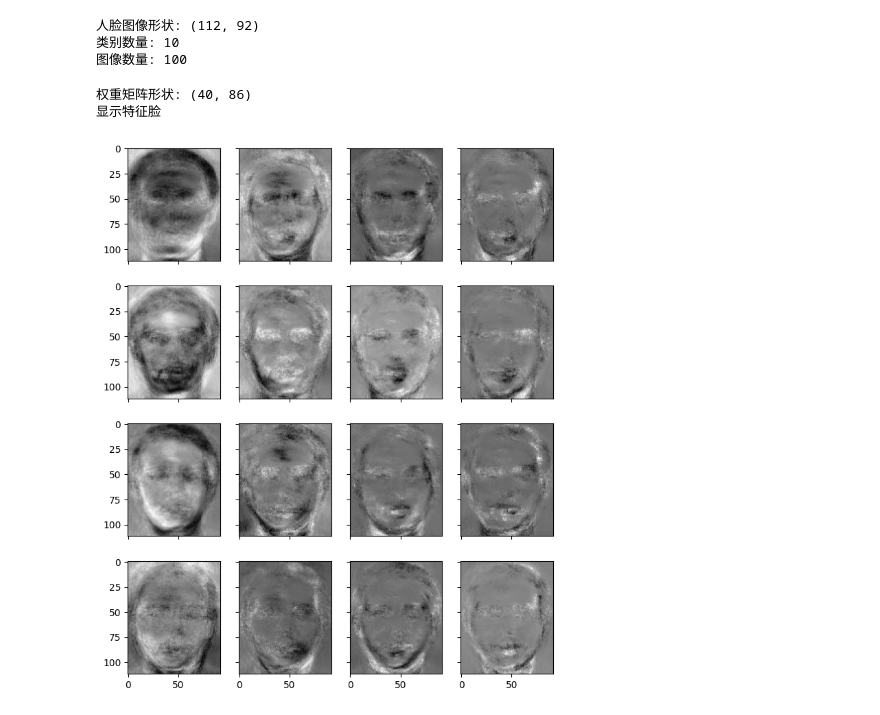
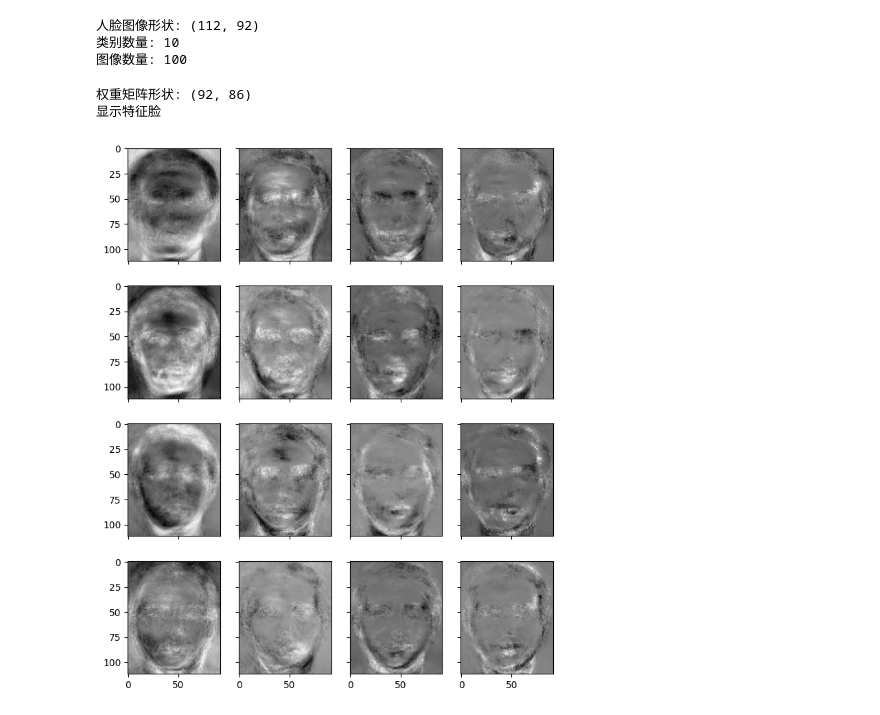
Before and after one commit to TonyHuang6666/Manifold-Learning, a Jupyter notebook: Locality preserving projection/LPP-Face recognition.ipynb, the cells around one changed output. Saved outputs shown, nothing was run; the diff lists cells and outputs as text; code cells hidden in the pictures.

```diff
--- a/Locality preserving projection/LPP-Face recognition.ipynb
+++ b/Locality preserving projection/LPP-Face recognition.ipynb
@@ -74,14 +74,13 @@ def construct_weight_matrix(Data, method, n_neighbors, t):
     Weight_matrix = np.zeros((n, n))
     adjacency_matrix, distances = compute_neighborhood_matrix(Data, method, n_neighbors)
     if method == 'knn':
-        for i in range(n):
-            # 获取与样本点i相连的样本点索引
-            connected_indices = np.where(adjacency_matrix[i] == 1)[0]
-            # 计算样本点i与相连样本点之间的相似度
-            for j in connected_indices:
-                # 使用高斯核函数计算相似度
-                Weight_matrix[i, j] = np.exp(-1 * distances[i, j] ** 2 / t)
-                Weight_matrix[j, i] = Weight_matrix[i, j]  # 对称矩阵
+        # 计算相似度矩阵
+        similarity_matrix = np.exp(-distances ** 2 / t)
+        # 将相似度矩阵按照邻接矩阵进行筛选，得到需要设置权重的位置
+        i_indices, j_indices = np.where(adjacency_matrix == 1)
+        # 设置权重
+        Weight_matrix[i_indices, j_indices] = similarity_matrix[i_indices, j_indices]
+        Weight_matrix[j_indices, i_indices] = similarity_matrix[i_indices, j_indices]  # 对称矩阵
     elif method == 'epsilon':
         for i in range(n):  # 对于数据集中的每个样本点 i
             for j in range(n):  # 对于数据集中的每个样本点 j
@@ -93,9 +92,8 @@ def construct_weight_matrix(Data, method, n_neighbors, t):
     '''
     修正权重矩阵的原理是利用全局相似度来修正局部相似度得到的权重矩阵，以使得整个权重矩阵更加平滑和连续。
     '''
-    global_similarity = np.exp(-distances ** 2 / t)
     # 使用全局相似度修正权重矩阵
-    Weight_matrix += global_similarity
+    Weight_matrix += np.exp(-distances ** 2 / t)
     return Weight_matrix
 
 
@@ -173,41 +171,41 @@ for key, val in faces.items():
     if key == "s8/2.pgm":
         continue # 这是我们的测试集
     if key == "s7/6.pgm":
         continue # 这是我们的测试集
     if key == "s8/4.pgm":
         continue # 这是我们的测试集
     facematrix.append(val.flatten())
     facelabel.append(key.split("/")[0])
 
 # 创建一个NxM矩阵，其中N为图像数量，M为每个图像的像素数
 facematrix = np.array(facematrix)
 
 # 转置facematrix以匹配矩阵乘法的预期形状
-facematrix = facematrix.T
+facematrix_trans = facematrix.T
 
 # 应用LPP并选择前K个主成分作为特征脸
-n_components = 40
+n_components = 92
 n_neighbors = 3600
-t = 100000
+t = 150000
 
-# eigenfaces = LPP(facematrix, n_components, n_neighbors, t)
-lpp = LocalityPreservingProjection(n_neighbors=n_neighbors, n_components=n_components)
-lpp.fit(facematrix)
-#eigenfaces = lpp.transform(facematrix)
+# eigenfaces = LPP(facematrix_trans, n_components, n_neighbors, t)
+#lpp = LocalityPreservingProjection(n_neighbors=n_neighbors, n_components=n_components)
+#lpp.fit(facematrix_trans)
+#eigenfaces = lpp.transform(facematrix_trans)
 
-eigenfaces = LPP(facematrix, n_components, n_neighbors, t)
+eigenfaces = LPP(facematrix_trans, n_components, n_neighbors, t)
 
 # 生成权重矩阵，其中K为特征脸数量，N为样本数量
-weights = eigenfaces.T @ facematrix
+weights = eigenfaces.T @ facematrix_trans
 print("权重矩阵形状:", weights.shape)
 
 # 显示前16个特征脸
 fig, axes = plt.subplots(4, 4, sharex=True, sharey=True, figsize=(8, 10))
 for i in range(16):
     axes[i%4][i//4].imshow(eigenfaces[:, i].reshape(faces["s1/1.pgm"].shape), cmap="gray")
 print("显示特征脸")
 plt.show()
 # %% [output]
-权重矩阵形状: (40, 86)
+权重矩阵形状: (92, 86)
 显示特征脸
-[figure, old version]
+[figure, new version]
```
Also changed, not shown: parts of 4 cells of this notebook, 2 other files.
